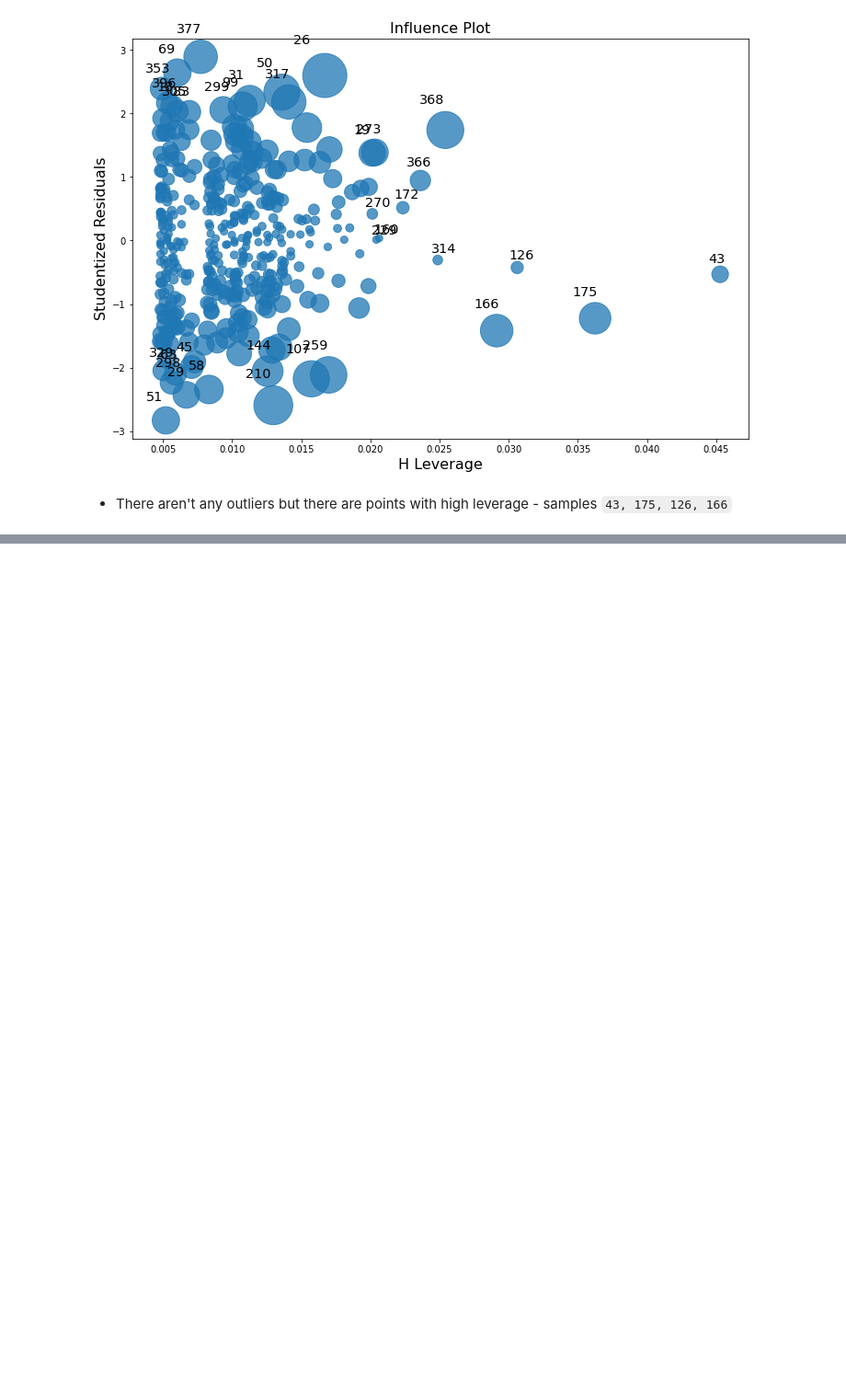
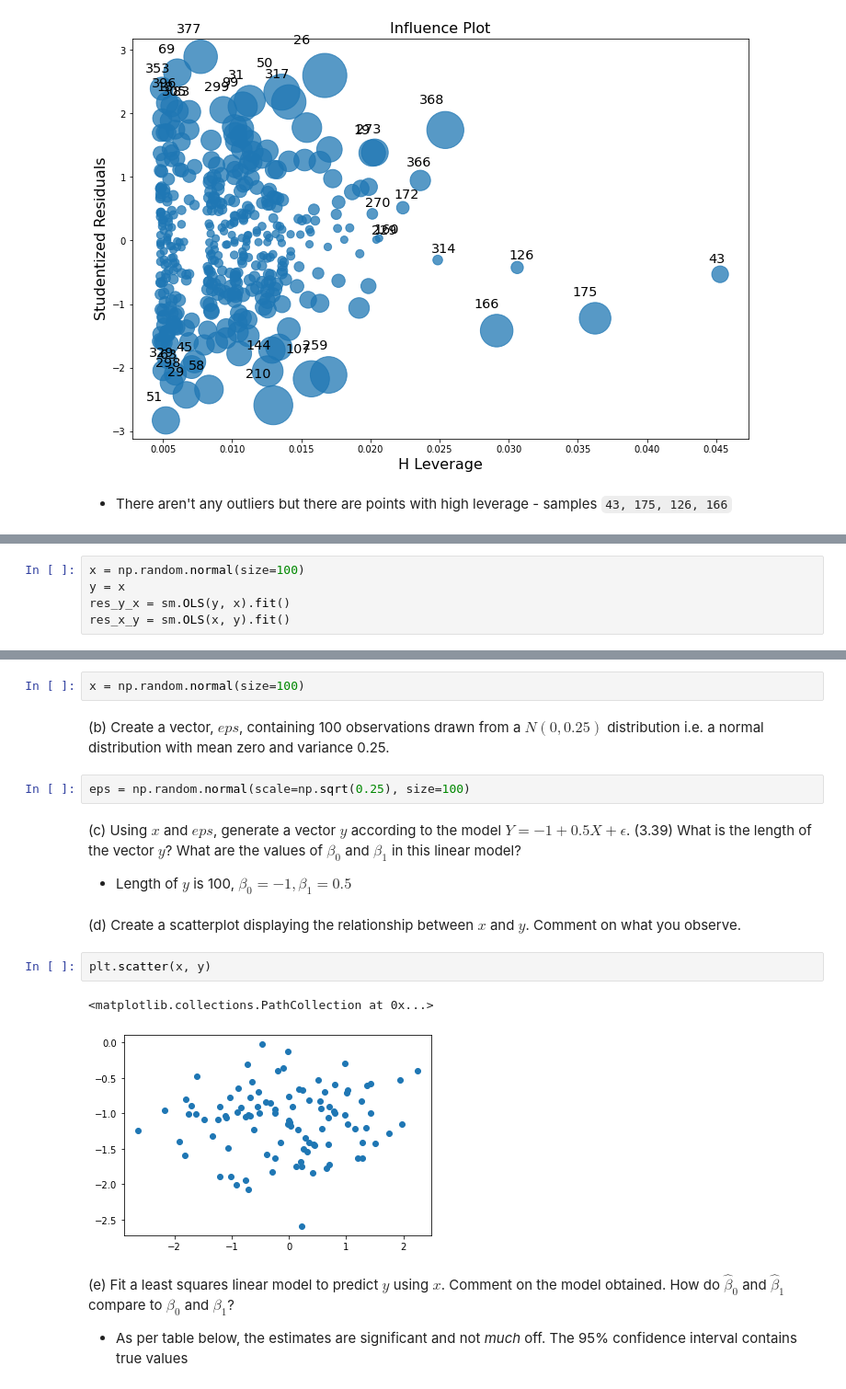
Before and after one commit to bartkowiaktomasz/introduction-to-statistical-learning-python, a Jupyter notebook: notebooks/Chapter_3.ipynb, the cells around one changed output, grey strips where cells are left out. Shown at 92% size. Drawn from its saved outputs; the diff is of its cells as text; blank space fills up the shorter version.

```diff
--- a/notebooks/Chapter_3.ipynb
+++ b/notebooks/Chapter_3.ipynb
@@ -441,0 +595,5 @@ _ = sm.graphics.influence_plot(results, ax=ax)
+# %%
+x = np.random.normal(size=100)
+y = x
+res_y_x = sm.OLS(y, x).fit()
+res_x_y = sm.OLS(x, y).fit()
@@ -441,0 +614,19 @@ _ = sm.graphics.influence_plot(results, ax=ax)
+# %%
+x = np.random.normal(size=100)
+# %% [markdown]
+(b) Create a vector, $eps$, containing 100 observations drawn from a $N(0, 0.25)$ distribution i.e. a normal distribution with mean zero and variance 0.25.
+# %%
+eps = np.random.normal(scale=np.sqrt(0.25), size=100)
+# %% [markdown]
+(c) Using $x$ and $eps$, generate a vector $y$ according to the model $Y = −1 + 0.5X + \epsilon$. (3.39) What is the length of the vector $y$? What are the values of $\beta_0$ and $\beta_1$ in this linear model?
+- Length of $y$ is 100, $\beta_0 = -1, \beta_1 = 0.5$
+# %% [markdown]
+(d) Create a scatterplot displaying the relationship between $x$ and $y$. Comment on what you observe.
+# %%
+plt.scatter(x, y)
+# %% [output]
+<matplotlib.collections.PathCollection at 0x...>
+[figure, added]
+# %% [markdown]
+(e) Fit a least squares linear model to predict $y$ using $x$. Comment on the model obtained. How do $\hat{\beta}_0$ and $\hat{\beta}_1$ compare to $\beta_0$ and $\beta_1$?
+- As per table below, the estimates are significant and not _much_ off. The 95% confidence interval contains true values
```
Also changed, not shown: parts of 25 cells of this notebook.
